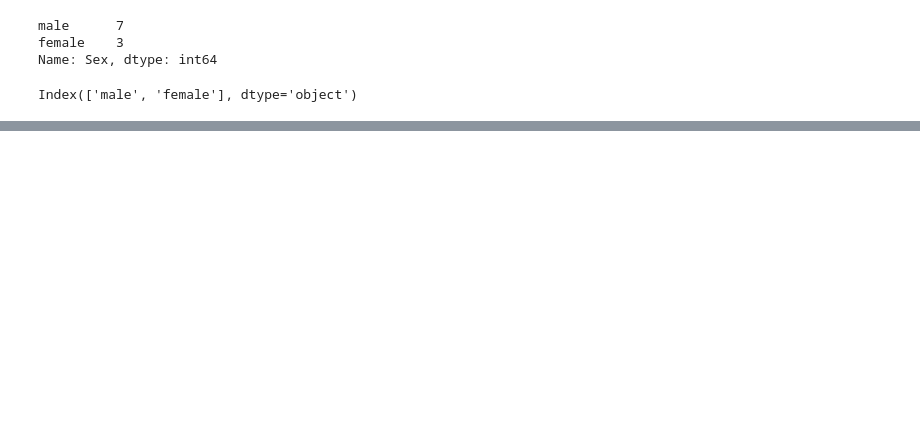
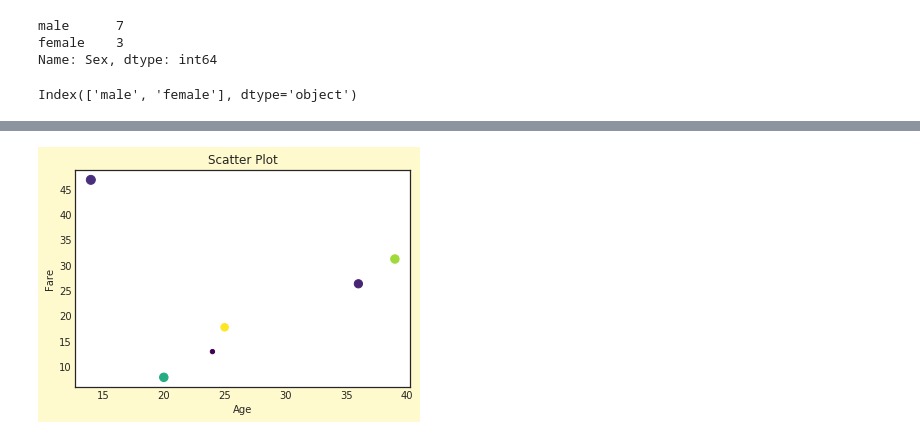
Before and after one commit to Mounika-Kajjam/GL-Python, a Jupyter notebook: Data Analysis - Matplotlib.ipynb, the cells around one changed output, grey strips where cells are left out. Drawn from its saved outputs; the diff is of its cells as text; code cells hidden in the pictures; blank space fills up the shorter version.

```diff
--- a/Data Analysis - Matplotlib.ipynb
+++ b/Data Analysis - Matplotlib.ipynb
@@ -91,0 +115,19 @@ plt.barh(sample_df.Sex.value_counts().index, sample_df.Sex.value_counts() )
+# %%
+# Scatter plot between Age and Fare
+
+with plt.style.context('seaborn-white'):
+    plt.figure(facecolor='lemonchiffon')
+
+    '''Generating 10 different sizes for each and every scatter point and multiplying it with any number just to
+    increase the size of the marker as rand--> generates a random value between 0 to 1, which is a very small value
+    '''
+    sizes = 100 * np.random.rand(10)
+
+    ## Generating 10 different colors for the scatter points
+    colors = np.random.rand(10)
+    plt.scatter(sample_df.Age, sample_df.Fare, s=sizes, c = colors, marker="o", cmap = 'viridis')
+    plt.title('Scatter Plot')
+    plt.xlabel("Age")
+    plt.ylabel("Fare")
+# %% [output]
+[figure, added]
```
Also changed, not shown: parts of 14 cells of this notebook.
